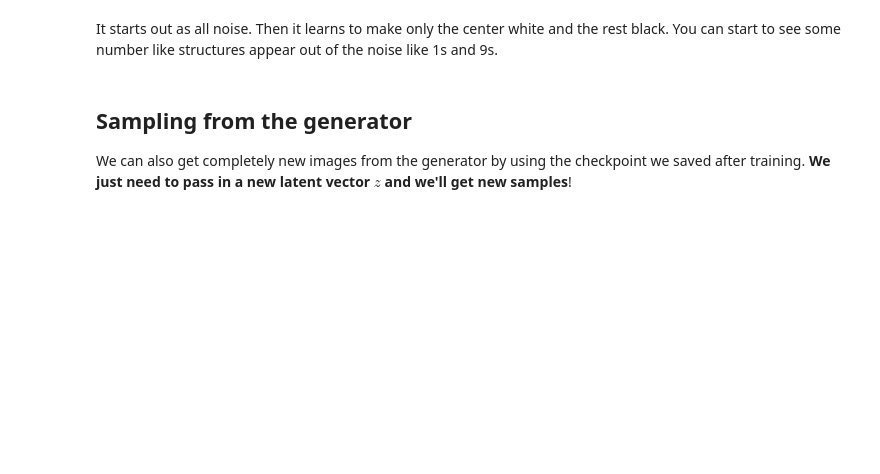
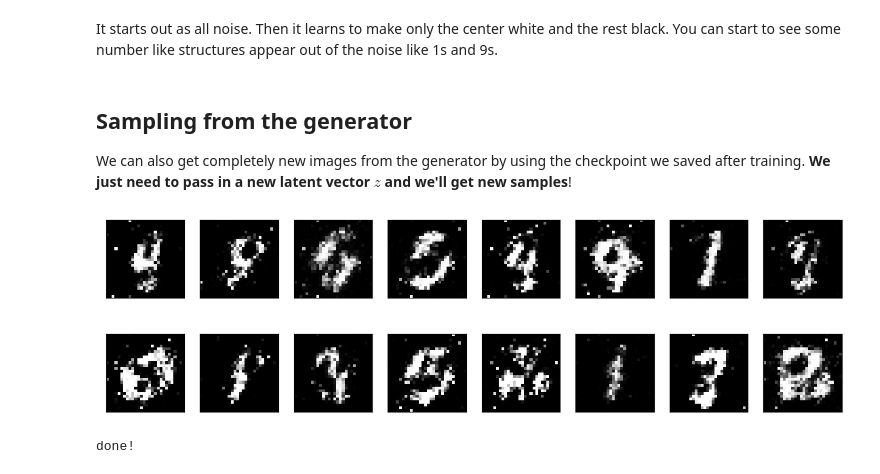
Before and after one commit to edgarinvillegas/deep-learning-v2-pytorch, a Jupyter notebook: gan-mnist-2022/MNIST_GAN_Exercise.ipynb, the cells around one changed output. Cells and saved outputs as stored; diff of their text form; code cells hidden in the pictures; blank space fills up the shorter version.

```diff
--- a/gan-mnist-2022/MNIST_GAN_Exercise.ipynb
+++ b/gan-mnist-2022/MNIST_GAN_Exercise.ipynb
@@ -354,13 +461,18 @@ We can also get completely new images from the generator by using the checkpoint
 # %%
 # randomly generated, new latent vectors
 sample_size = 16
-rand_z = np.random.uniform(-1, 1, size=(sample_size, z_size))
-rand_z = torch.from_numpy(rand_z).float()
+rand_z = get_random_latent_batch(sample_size, z_size)
 
 G.eval() # eval mode
 # generated samples
 rand_images = G(rand_z)
 
 # 0 indicates the first set of samples in the passed in list
 # and we only have one batch of samples, here
 view_samples(0, [rand_images])
+# %% [output]
+[figure, added]
+# %%
+print('done!')
+# %% [output]
+done!
```
Also changed, not shown: parts of 8 cells of this notebook.
